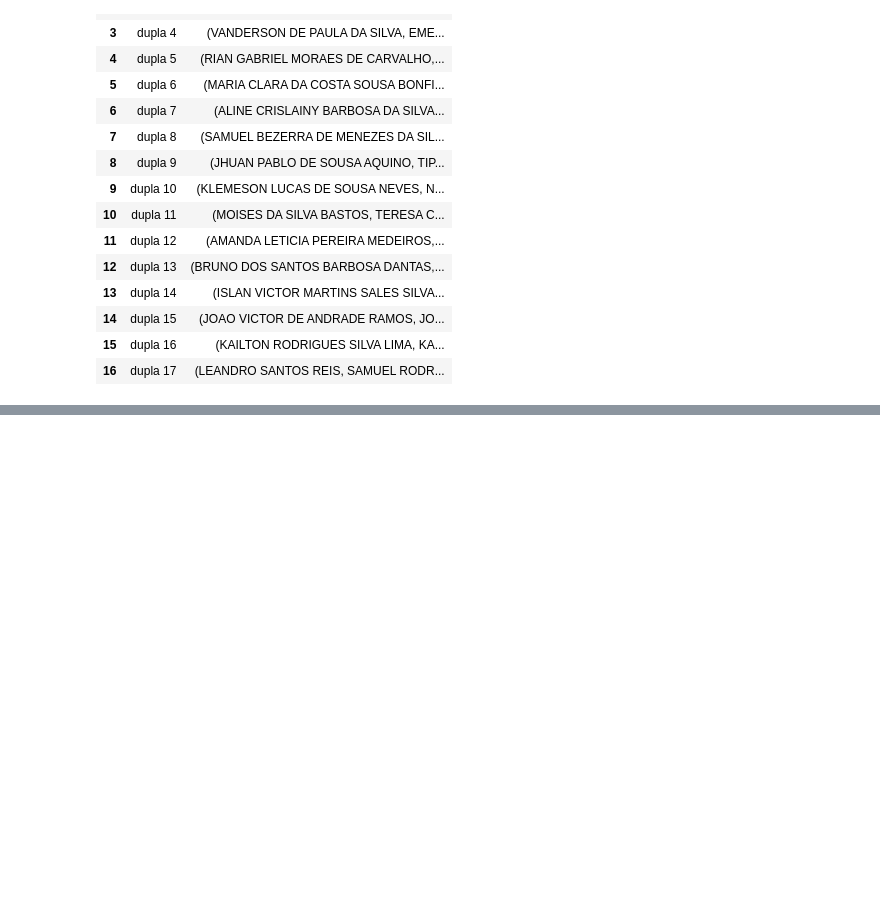
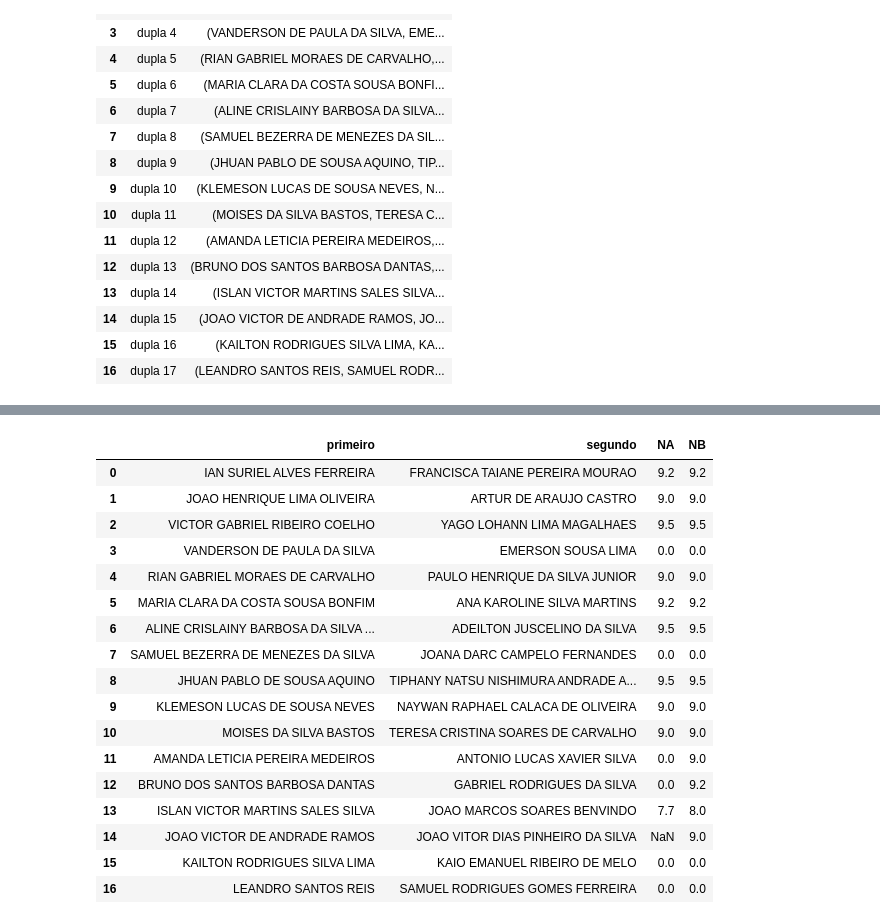
Before and after one commit to armandossrecife/teste, a Jupyter notebook: relacao_duplas_pe.ipynb, the cells around one changed output, grey strips where cells are left out. Drawn from its saved outputs; the diff is of its cells as text; code cells hidden in the pictures; blank space fills up the shorter version.

```diff
--- a/relacao_duplas_pe.ipynb
+++ b/relacao_duplas_pe.ipynb
@@ -98,0 +169,23 @@ df_duplas_pe
+# %%
+df_notas_3av = df_duplas_3av.copy()
+df_notas_3av = df_notas_3av[['primeiro', 'segundo', 'NA', 'NB']]
+df_notas_3av
+# %% [output]
+|  | primeiro | segundo | NA | NB |
+| 0 | IAN SURIEL ALVES FERREIRA | FRANCISCA TAIANE PEREIRA MOURAO | 9.2 | 9.2 |
+| 1 | JOAO HENRIQUE LIMA OLIVEIRA | ARTUR DE ARAUJO CASTRO | 9.0 | 9.0 |
+| 2 | VICTOR GABRIEL RIBEIRO COELHO | YAGO LOHANN LIMA MAGALHAES | 9.5 | 9.5 |
+| 3 | VANDERSON DE PAULA DA SILVA | EMERSON SOUSA LIMA | 0.0 | 0.0 |
+| 4 | RIAN GABRIEL MORAES DE CARVALHO | PAULO HENRIQUE DA SILVA JUNIOR | 9.0 | 9.0 |
+| 5 | MARIA CLARA DA COSTA SOUSA BONFIM | ANA KAROLINE SILVA MARTINS | 9.2 | 9.2 |
+| 6 | ALINE CRISLAINY BARBOSA DA SILVA ... | ADEILTON JUSCELINO DA SILVA | 9.5 | 9.5 |
+| 7 | SAMUEL BEZERRA DE MENEZES DA SILVA | JOANA DARC CAMPELO FERNANDES | 0.0 | 0.0 |
+| 8 | JHUAN PABLO DE SOUSA AQUINO | TIPHANY NATSU NISHIMURA ANDRADE A... | 9.5 | 9.5 |
+| 9 | KLEMESON LUCAS DE SOUSA NEVES | NAYWAN RAPHAEL CALACA DE OLIVEIRA | 9.0 | 9.0 |
+| 10 | MOISES DA SILVA BASTOS | TERESA CRISTINA SOARES DE CARVALHO | 9.0 | 9.0 |
+| 11 | AMANDA LETICIA PEREIRA MEDEIROS | ANTONIO LUCAS XAVIER SILVA | 0.0 | 9.0 |
+| 12 | BRUNO DOS SANTOS BARBOSA DANTAS | GABRIEL RODRIGUES DA SILVA | 0.0 | 9.2 |
+| 13 | ISLAN VICTOR MARTINS SALES SILVA | JOAO MARCOS SOARES BENVINDO | 7.7 | 8.0 |
+| 14 | JOAO VICTOR DE ANDRADE RAMOS | JOAO VITOR DIAS PINHEIRO DA SILVA | NaN | 9.0 |
+| 15 | KAILTON RODRIGUES SILVA LIMA | KAIO EMANUEL RIBEIRO DE MELO | 0.0 | 0.0 |
+| 16 | LEANDRO SANTOS REIS | SAMUEL RODRIGUES GOMES FERREIRA | 0.0 | 0.0 |
```
Also changed, not shown: parts of 13 cells of this notebook.
